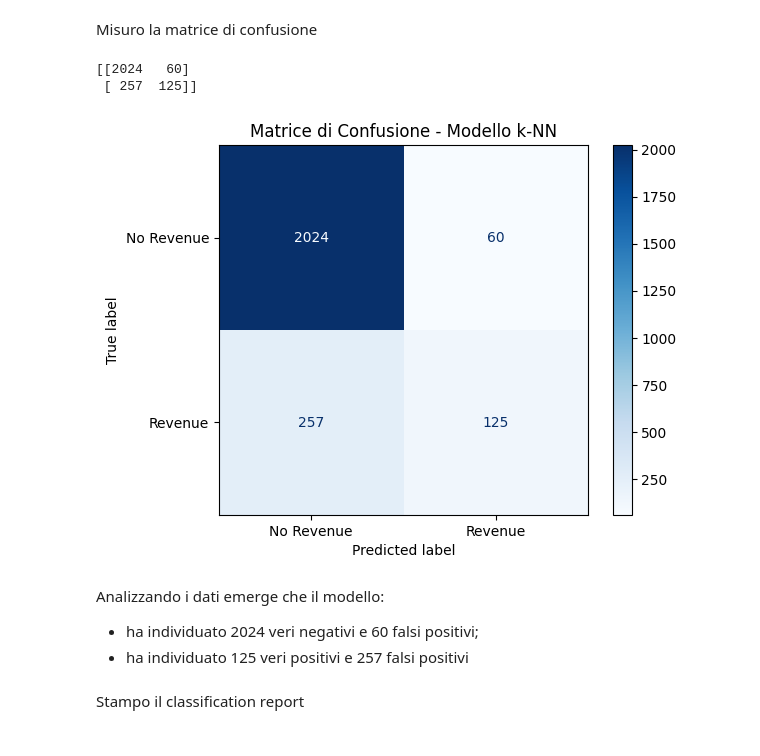
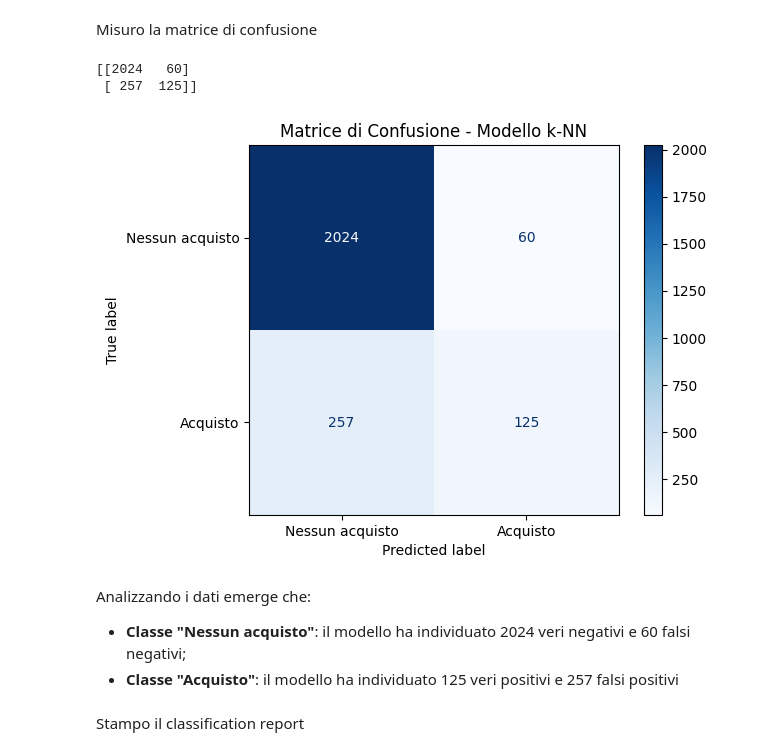
Before and after one commit to carlottaforza03/Progetto-IntroDSePC-Gruppo-6, a Jupyter notebook: notebooks/Progetto_IntroDSePC_gruppo_6.ipynb, the cells around one changed output. Cells and saved outputs as stored; diff of their text form; code cells hidden in the pictures.

```diff
--- a/notebooks/Progetto_IntroDSePC_gruppo_6.ipynb
+++ b/notebooks/Progetto_IntroDSePC_gruppo_6.ipynb
@@ -763,11 +841,3 @@ Divisione del dataset: 70% per studiare (train), 30% per l'esame finale (test)
-# %%
-X_train, X_test, y_train, y_test = train_test_split(
-    variabili_indipendenti,
-    variabile_target,
-    test_size=0.30,
-    random_state=42,
-    stratify=variabile_target
-)
 # %% [markdown]
 Configurazione e addestramento: creazione del modello
 # %%
@@ -852,34 +1075,0 @@ Trovata la variabile compromettente risvolgiamo l'analisi
-# %%
-#Rimuoviamo sia il target (Revenue) sia la variabile spoiler con il NOME ESATTO
-variabili_indipendenti_pulite = pd.get_dummies(shopping.drop(['Revenue', 'Revenue_num'], axis=1), drop_first=True)
-
-#Nuova divisione in train e test con i dati finalmente "puliti"
-X_train_pulito, X_test_pulito, y_train, y_test = train_test_split(
-    variabili_indipendenti_pulite,
-    variabile_target,
-    test_size=0.30,
-    random_state=42,
-    stratify=variabile_target
-)
-
-#Creazione e addestramento del nuovo modello onesto
-modello_rf_onesto = RandomForestClassifier(
-    n_estimators=200,
-    random_state=42,
-    class_weight='balanced'
-)
-modello_rf_onesto.fit(X_train_pulito, y_train)
-
-#Nuove previsioni e stampa dei risultati realistici
-pred_rf_onesto = modello_rf_onesto.predict(X_test_pulito)
-
-print(f"Accuratezza Globale (Senza Leakage): {accuracy_score(y_test, pred_rf_onesto):.3f}\n")
-print("Report di Classificazione (Modello Reale):")
-print(classification_report(y_test, pred_rf_onesto, target_names=["Nessun Acquisto", "Acquisto"]))
-
-#Nuova Matrice di Confusione per vedere i veri errori
-cm_rf_onesto = confusion_matrix(y_test, pred_rf_onesto)
-disp_onesto = ConfusionMatrixDisplay(confusion_matrix=cm_rf_onesto, display_labels=["Nessun Acquisto", "Acquisto"])
-disp_onesto.plot(cmap='Blues')
-plt.title("Random Forest — Matrice di Confusione (Senza Leakage)")
-plt.show()
@@ -976,23 +1122,23 @@ Misuro la matrice di confusione
 # %%
 cm_knn = confusion_matrix(y_test, y_pred_knn, labels=[0,1])
 print(cm_knn)
 
-disp = ConfusionMatrixDisplay(confusion_matrix=cm_knn, display_labels=["No Revenue", "Revenue"])
+disp = ConfusionMatrixDisplay(confusion_matrix=cm_knn, display_labels=["Nessun acquisto", "Acquisto"])
 disp.plot(cmap=plt.cm.Blues, values_format='d')
 
 plt.title("Matrice di Confusione - Modello k-NN")
 plt.grid(False)
 plt.show()
 # %% [output]
 [[2024   60]
  [ 257  125]]
-[figure, old version]
+[figure, new version]
 # %% [markdown]
-Analizzando i dati emerge che il modello:
+Analizzando i dati emerge che:
 
 
-*   ha individuato 2024 veri negativi e 60 falsi positivi;
-*   ha individuato 125 veri positivi e 257 falsi positivi
+*   **Classe "Nessun acquisto"**: il modello ha individuato 2024 veri negativi e 60 falsi negativi;
+*   **Classe "Acquisto"**: il modello ha individuato 125 veri positivi e 257 falsi positivi
 # %% [markdown]
 Stampo il classification report
 # %%
```
Also changed, not shown: parts of 114 cells of this notebook.
